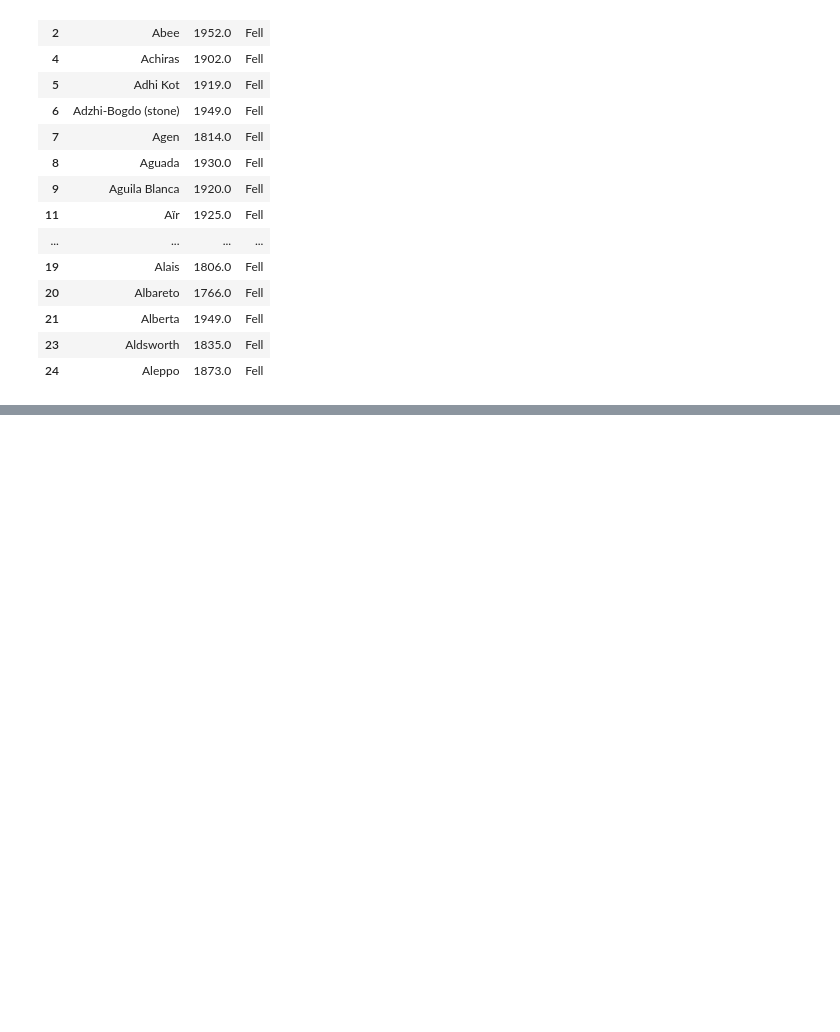
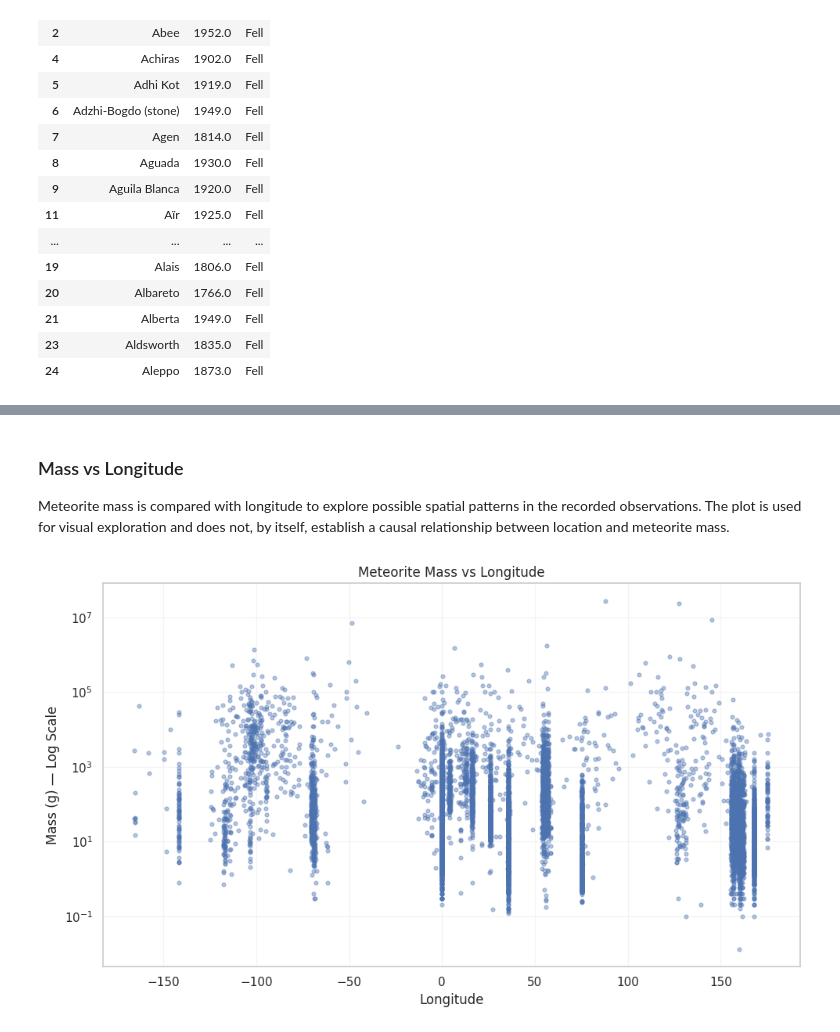
Before and after one commit to manaswiniyoshitha2006-netizen/ML-Evaluation, a Jupyter notebook: notebooks/clustering.ipynb, the cells around one changed output, grey strips where cells are left out. Saved outputs shown, nothing was run; the diff lists cells and outputs as text; code cells hidden in the pictures; blank space fills up the shorter version.

```diff
--- a/notebooks/clustering.ipynb
+++ b/notebooks/clustering.ipynb
@@ -1108,0 +1181,35 @@ IQR-flagged year records: 1991
+# %% [markdown]
+### Mass vs Longitude
+
+Meteorite mass is compared with longitude to explore possible spatial patterns in the recorded observations. The plot is used for visual exploration and does not, by itself, establish a causal relationship between location and meteorite mass.
+# %%
+mass_lon_df = df.dropna(subset=["mass (g)", "reclong"]).copy()
+
+mass_lon_df = mass_lon_df[
+    (mass_lon_df["mass (g)"] > 0)
+    & mass_lon_df["reclong"].between(-180, 180)
+]
+
+plot_df = mass_lon_df.sample(
+    n=min(10000, len(mass_lon_df)),
+    random_state=42
+)
+
+plt.figure(figsize=(10, 6))
+
+plt.scatter(
+    plot_df["reclong"],
+    plot_df["mass (g)"],
+    alpha=0.4,
+    s=12
+)
+
+plt.yscale("log")
+plt.title("Meteorite Mass vs Longitude")
+plt.xlabel("Longitude")
+plt.ylabel("Mass (g) — Log Scale")
+plt.grid(alpha=0.2)
+plt.tight_layout()
+plt.show()
+# %% [output]
+[figure, added]
```
Also changed, not shown: parts of 4 cells of this notebook.
